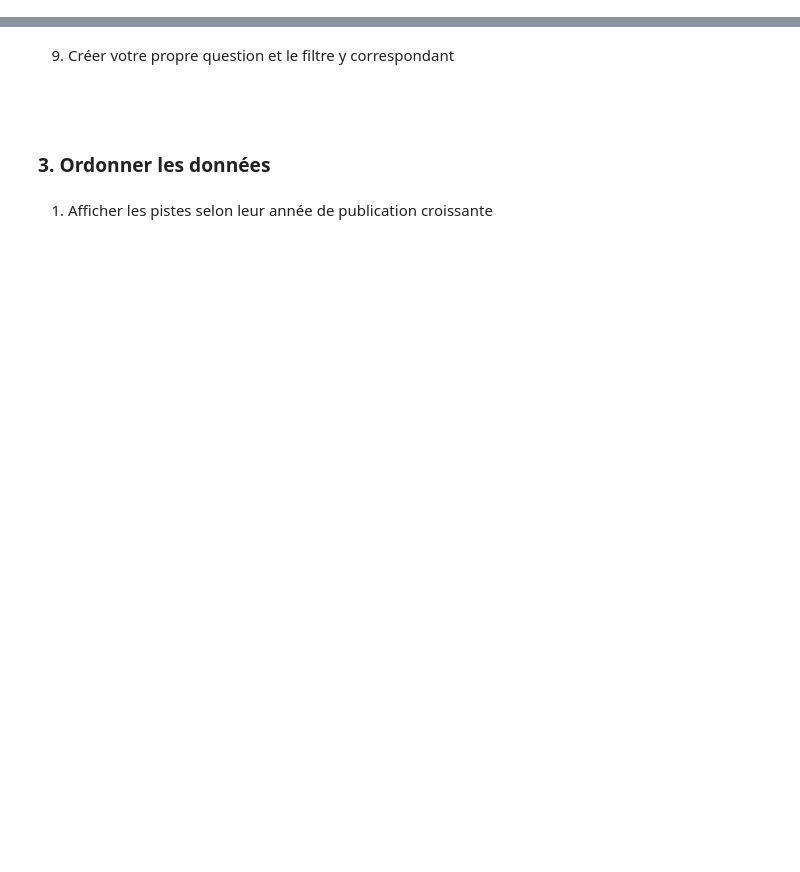
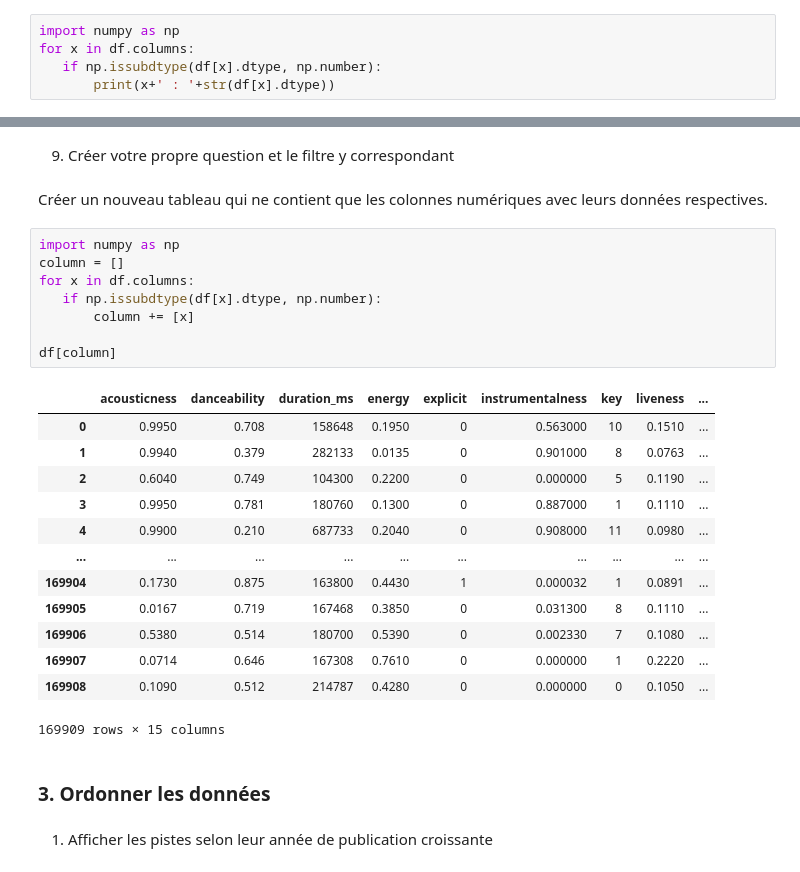
Before and after one commit to ziyadhr99/Lab_IA, a Jupyter notebook: Lab1_numpy_pandas/Lab1_AI_Numpy_Pandas.ipynb, the cells around one changed output, grey strips where cells are left out. Drawn from its saved outputs; the diff is of its cells as text; blank space fills up the shorter version.

```diff
--- a/Lab1_numpy_pandas/Lab1_AI_Numpy_Pandas.ipynb
+++ b/Lab1_numpy_pandas/Lab1_AI_Numpy_Pandas.ipynb
@@ -691,2 +706,7 @@ df[df['key'].isin([0,3,5,8,10])]
 # %% [markdown]
 8. Filtrer par type de colonne et n'inclure que les colonnes numériques.
+# %%
+import numpy as np
+for x in df.columns:
+   if np.issubdtype(df[x].dtype, np.number):
+       print(x+' : '+str(df[x].dtype))
@@ -693,7 +729,30 @@ df[df['key'].isin([0,3,5,8,10])]
 # %% [markdown]
 9. Créer votre propre question et le filtre y correspondant
-# %% [markdown]
-<br>
+# %% [markdown]
+
+Créer un nouveau tableau qui ne contient que les colonnes numériques avec leurs données respectives.
+# %%
+import numpy as np
+column = []
+for x in df.columns:
+   if np.issubdtype(df[x].dtype, np.number):
+       column += [x]
+
+df[column]
+# %% [output]
+|  | acousticness | danceability | duration_ms | energy | explicit | instrumentalness | key | liveness | ... |
+| 0 | 0.9950 | 0.708 | 158648 | 0.1950 | 0 | 0.563000 | 10 | 0.1510 | ... |
+| 1 | 0.9940 | 0.379 | 282133 | 0.0135 | 0 | 0.901000 | 8 | 0.0763 | ... |
+| 2 | 0.6040 | 0.749 | 104300 | 0.2200 | 0 | 0.000000 | 5 | 0.1190 | ... |
+| 3 | 0.9950 | 0.781 | 180760 | 0.1300 | 0 | 0.887000 | 1 | 0.1110 | ... |
+| 4 | 0.9900 | 0.210 | 687733 | 0.2040 | 0 | 0.908000 | 11 | 0.0980 | ... |
+| ... | ... | ... | ... | ... | ... | ... | ... | ... | ... |
+| 169904 | 0.1730 | 0.875 | 163800 | 0.4430 | 1 | 0.000032 | 1 | 0.0891 | ... |
+| 169905 | 0.0167 | 0.719 | 167468 | 0.3850 | 0 | 0.031300 | 8 | 0.1110 | ... |
+| 169906 | 0.5380 | 0.514 | 180700 | 0.5390 | 0 | 0.002330 | 7 | 0.1080 | ... |
+| 169907 | 0.0714 | 0.646 | 167308 | 0.7610 | 0 | 0.000000 | 1 | 0.2220 | ... |
+| 169908 | 0.1090 | 0.512 | 214787 | 0.4280 | 0 | 0.000000 | 0 | 0.1050 | ... |
+169909 rows × 15 columns
 # %% [markdown]
 ### 3. Ordonner les données
 # %% [markdown]
```
Also changed, not shown: parts of 18 cells of this notebook.
